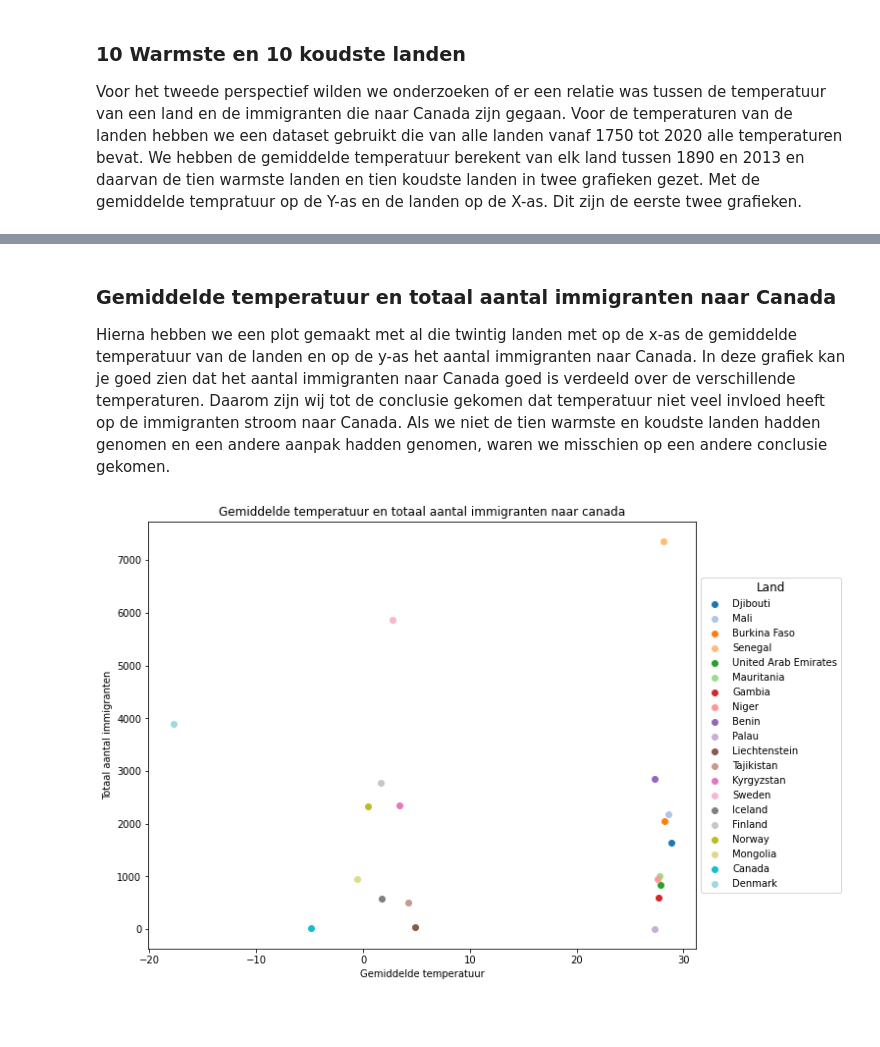
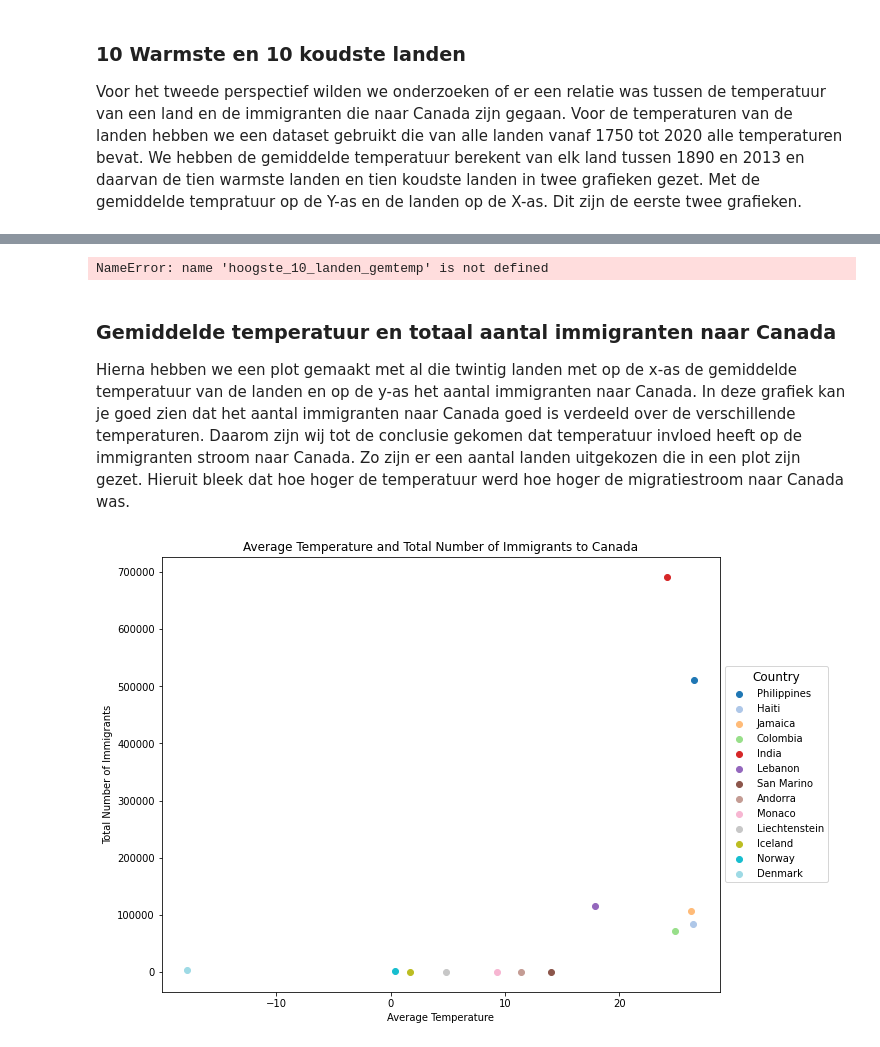
Before and after one commit to mitchell-2/IV, a Jupyter notebook: _build/jupyter_execute/docs/notebook.ipynb, the cells around one changed output, grey strips where cells are left out. Cells and saved outputs as stored; diff of their text form; code cells hidden in the pictures; blank space fills up the shorter version.

```diff
--- a/_build/jupyter_execute/docs/notebook.ipynb
+++ b/_build/jupyter_execute/docs/notebook.ipynb
@@ -315,51 +238,54 @@ figuur2.show()
+# %%
+landen_selectie = [x for x in hoogste_10_landen_gemtemp.index]
+for x in laagste_10_landen_gemtemp.index:
+    landen_selectie.append(x)
+
+landen_gesorteerd = df1[df1['Country'].isin(landen_selectie)]
+
+landen_gesorteerd = landen_gesorteerd.sort_values('Total')
+
+plt.figure(figsize=(10, 6))
+plt.plot(landen_gesorteerd['Country'], landen_gesorteerd['Total'], marker='o')
+plt.xlabel('Land')
+plt.ylabel('Totaal aantal immigranten')
+plt.title('Totaal aantal immigranten naar Canada op basis van gemiddelde temperatuur')
+plt.xticks(rotation=45)
+plt.tight_layout()
+plt.show()
+# %% [output]
+NameError: name 'hoogste_10_landen_gemtemp' is not defined
 # %% [markdown]
 ### Gemiddelde temperatuur en totaal aantal immigranten naar Canada
 
-Hierna hebben we een plot gemaakt met al die twintig landen met op de x-as de gemiddelde temperatuur van de landen en op de y-as het aantal immigranten naar Canada. In deze grafiek kan je goed zien dat het aantal immigranten naar Canada goed is verdeeld over de verschillende temperaturen. Daarom zijn wij tot de conclusie gekomen dat temperatuur niet veel invloed heeft op de immigranten stroom naar Canada. Als we niet de tien warmste en koudste landen hadden genomen en een andere aanpak hadden genomen, waren we misschien op een andere conclusie gekomen.
+Hierna hebben we een plot gemaakt met al die twintig landen met op de x-as de gemiddelde temperatuur van de landen en op de y-as het aantal immigranten naar Canada. In deze grafiek kan je goed zien dat het aantal immigranten naar Canada goed is verdeeld over de verschillende temperaturen. Daarom zijn wij tot de conclusie gekomen dat temperatuur invloed heeft op de immigranten stroom naar Canada. Zo zijn er een aantal landen uitgekozen die in een plot zijn gezet. Hieruit bleek dat hoe hoger de temperatuur werd hoe hoger de migratiestroom naar Canada was.
 # %%
-# verandert de dt kolom naar datatime data
 df3['dt'] = pd.to_datetime(df3['dt'])
 
-# Filtert df3 op alleen data tussen 1890-01-01 en 2013-12-31
-gefilterde_data = df3[(df3['dt'] >= begin) & (df3['dt'] <= einde)]
+filtered_data = df3[(df3['dt'] >= begin) & (df3['dt'] <= einde)]
 
-# groepeert de data op land en berekent de gemiddelde temperatuur
-gemp_temp_per_land = gefilterde_data.groupby('Country')['AverageTemperature'].mean()
+avg_temp_per_country = filtered_data.groupby('Country')['AverageTemperature'].mean()
 
-# voegt gem temperatuur en totale immigratie datasets samen op basis van land
-samengevoegd_data = pd.merge(gemp_temp_per_land, df1, on='Country')
+merged_data = pd.merge(avg_temp_per_country, df1, on='Country')
 
-# sorteert aflopend de data op basis van gemmidelde temperatuur
-samengevoegd_data.sort_values('AverageTemperature', ascending=False, inplace=True)
+merged_data.sort_values('AverageTemperature', ascending=False, inplace=True)
 
-# maakt selectie van top 10 warmste en koudste landen
-top_10_warmste_landen = samengevoegd_data.head(10)
-top_10_koudste_landen = samengevoegd_data.tail(10)
+top_10_warmest_countries = merged_data.loc[merged_data['Country'].isin(['Lebanon', 'Norway', 'Denmark', 'Iceland', 'San Marino', 'Monaco', 'Liechtenstein', 'Andorra', 'Philippines', 'India', 'Iran', 'South Korea', 'Colombia', 'Haiti', 'Jamaica'])]
 
-# voegt de top warmste en laagste koudste samen
-selectie_landen = pd.concat([top_10_warmste_landen, top_10_koudste_landen])
+num_countries = len(top_10_warmest_countries)
+colors = plt.cm.tab20(np.linspace(0, 1, num_countries))
 
-# geeft elk land een andere kleur
-aantal_landen = len(selectie_landen)
-kleuren = plt.cm.tab20(np.linspace(0, 1, aantal_landen))
+fig, ax = plt.subplots(figsize=(10, 8))
+for i, (_, country) in enumerate(top_10_warmest_countries.iterrows()):
+    ax.scatter(country['AverageTemperature'], country['Total'], c=[colors[i]], label=country['Country'])
 
-# plot de gem temp en totale immigratie per land
-fig, ax = plt.subplots(figsize=(10, 8))
-for i, (_, country) in enumerate(selectie_landen.iterrows()):
-    ax.scatter(country['AverageTemperature'], country['Total'], c=[kleuren[i]], label=country['Country'])
+plt.xlabel('Average Temperature')
+plt.ylabel('Total Number of Immigrants')
 
-# voegt labels toe aan de plot
-plt.xlabel('Gemiddelde temperatuur')
-plt.ylabel('Totaal aantal immigranten')
+plt.title('Average Temperature and Total Number of Immigrants to Canada')
 
-# voegt totel toe aan de plot
-plt.title('Gemiddelde temperatuur en totaal aantal immigranten naar canada')
-
-# maakt een legenda voor de plot buiten de plot
-legend = ax.legend(title='Land', loc='center left', bbox_to_anchor=(1, 0.5))
+legend = ax.legend(title='Country', loc='center left', bbox_to_anchor=(1, 0.5))
 plt.setp(legend.get_title(), fontsize='large')
 
-# laat de plot zien
 plt.show()
 # %% [output]
-[figure, old version]
+[figure, new version]
```
Also changed, not shown: parts of 10 cells of this notebook, 19 other files.
